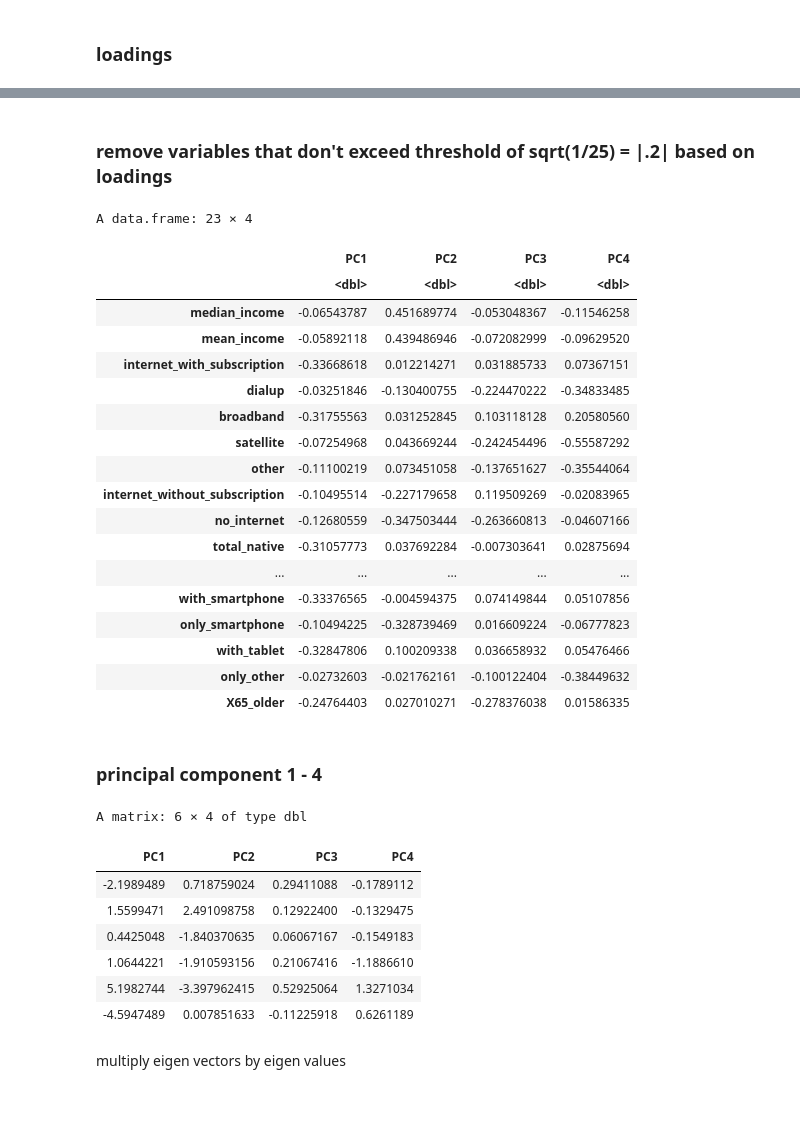
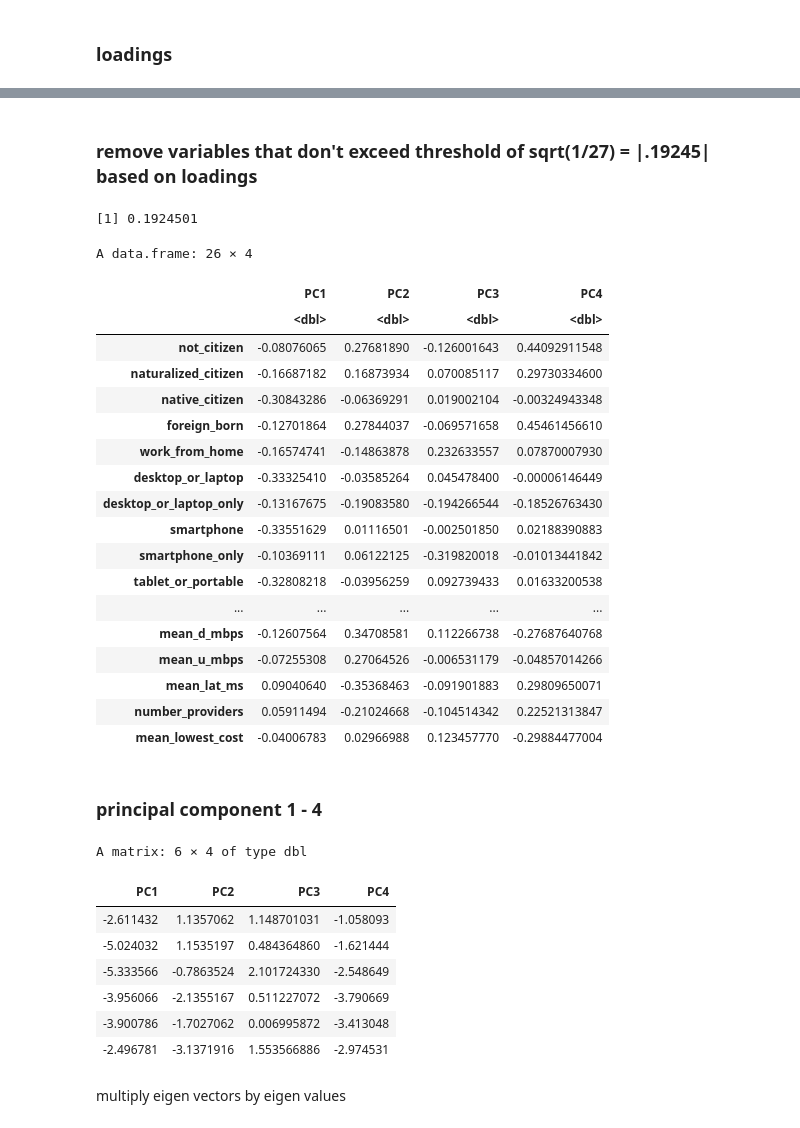
Before and after one commit to nicholasptran/eastern-washington-digital-equity, a Jupyter notebook: app/notebooks_and_testing/pc.ipynb, the cells around one changed output, grey strips where cells are left out. Drawn from its saved outputs; the diff is of its cells as text; code cells hidden in the pictures.

Commit message:
added final variables

```diff
--- a/app/notebooks_and_testing/pc.ipynb
+++ b/app/notebooks_and_testing/pc.ipynb
@@ -1,8 +1,8 @@
 # %%
 library(tidyverse)
 
-standardized_data <- read.csv("../data/z_score_data.csv")
-standardized_data <- standardized_data[3:27]
+standardized_data <- read.csv("../data/standardized_data.csv")
+standardized_data <- standardized_data %>% select(-GEOID, -tract)
 
-standardized_data_all <- read.csv("../data/z_score_data.csv")
-standardized_data_all <- standardized_data_all[1:27]
+standardized_data_all <- read.csv("../data/standardized_data.csv")
+standardized_data_all <- standardized_data_all
@@ -62,31 +67,36 @@ A matrix: 25 × 4 of type dbl
 # %% [markdown]
-### remove variables that don't exceed threshold of sqrt(1/25) = |.2| based on loadings
+### remove variables that don't exceed threshold of sqrt(1/27) = |.19245| based on loadings
+# %%
+threshold = sqrt(1/27)
+print(threshold)
+# %% [output]
+[1] 0.1924501
 # %%
 loadings <- loadings %>%
     as.data.frame() %>%
-    filter(!(row.names(.) %in% c('with_other', 'only_tablet')))
+    filter(!(row.names(.) %in% c('dial_up')))
 
 loadings
 # %% [output]
-A data.frame: 23 × 4
+A data.frame: 26 × 4
 |  | PC1 | PC2 | PC3 | PC4 |
 |  | <dbl> | <dbl> | <dbl> | <dbl> |
-| median_income | -0.06543787 | 0.451689774 | -0.053048367 | -0.11546258 |
-| mean_income | -0.05892118 | 0.439486946 | -0.072082999 | -0.09629520 |
-| internet_with_subscription | -0.33668618 | 0.012214271 | 0.031885733 | 0.07367151 |
-| dialup | -0.03251846 | -0.130400755 | -0.224470222 | -0.34833485 |
-| broadband | -0.31755563 | 0.031252845 | 0.103118128 | 0.20580560 |
-| satellite | -0.07254968 | 0.043669244 | -0.242454496 | -0.55587292 |
-| other | -0.11100219 | 0.073451058 | -0.137651627 | -0.35544064 |
-| internet_without_subscription | -0.10495514 | -0.227179658 | 0.119509269 | -0.02083965 |
-| no_internet | -0.12680559 | -0.347503444 | -0.263660813 | -0.04607166 |
-| total_native | -0.31057773 | 0.037692284 | -0.007303641 | 0.02875694 |
+| not_citizen | -0.08076065 | 0.27681890 | -0.126001643 | 0.44092911548 |
+| naturalized_citizen | -0.16687182 | 0.16873934 | 0.070085117 | 0.29730334600 |
+| native_citizen | -0.30843286 | -0.06369291 | 0.019002104 | -0.00324943348 |
+| foreign_born | -0.12701864 | 0.27844037 | -0.069571658 | 0.45461456610 |
+| work_from_home | -0.16574741 | -0.14863878 | 0.232633557 | 0.07870007930 |
+| desktop_or_laptop | -0.33325410 | -0.03585264 | 0.045478400 | -0.00006146449 |
+| desktop_or_laptop_only | -0.13167675 | -0.19083580 | -0.194266544 | -0.18526763430 |
+| smartphone | -0.33551629 | 0.01116501 | -0.002501850 | 0.02188390883 |
+| smartphone_only | -0.10369111 | 0.06122125 | -0.319820018 | -0.01013441842 |
+| tablet_or_portable | -0.32808218 | -0.03956259 | 0.092739433 | 0.01633200538 |
 | ... | ... | ... | ... | ... |
-| with_smartphone | -0.33376565 | -0.004594375 | 0.074149844 | 0.05107856 |
-| only_smartphone | -0.10494225 | -0.328739469 | 0.016609224 | -0.06777823 |
-| with_tablet | -0.32847806 | 0.100209338 | 0.036658932 | 0.05476466 |
-| only_other | -0.02732603 | -0.021762161 | -0.100122404 | -0.38449632 |
-| X65_older | -0.24764403 | 0.027010271 | -0.278376038 | 0.01586335 |
+| mean_d_mbps | -0.12607564 | 0.34708581 | 0.112266738 | -0.27687640768 |
+| mean_u_mbps | -0.07255308 | 0.27064526 | -0.006531179 | -0.04857014266 |
+| mean_lat_ms | 0.09040640 | -0.35368463 | -0.091901883 | 0.29809650071 |
+| number_providers | 0.05911494 | -0.21024668 | -0.104514342 | 0.22521313847 |
+| mean_lowest_cost | -0.04006783 | 0.02966988 | 0.123457770 | -0.29884477004 |
 # %% [markdown]
 ### principal component 1 - 4
 # %%
@@ -94,12 +104,12 @@ head(pc_tract)
 # %% [output]
 A matrix: 6 × 4 of type dbl
 | PC1 | PC2 | PC3 | PC4 |
-| -2.1989489 | 0.718759024 | 0.29411088 | -0.1789112 |
-| 1.5599471 | 2.491098758 | 0.12922400 | -0.1329475 |
-| 0.4425048 | -1.840370635 | 0.06067167 | -0.1549183 |
-| 1.0644221 | -1.910593156 | 0.21067416 | -1.1886610 |
-| 5.1982744 | -3.397962415 | 0.52925064 | 1.3271034 |
-| -4.5947489 | 0.007851633 | -0.11225918 | 0.6261189 |
+| -2.611432 | 1.1357062 | 1.148701031 | -1.058093 |
+| -5.024032 | 1.1535197 | 0.484364860 | -1.621444 |
+| -5.333566 | -0.7863524 | 2.101724330 | -2.548649 |
+| -3.956066 | -2.1355167 | 0.511227072 | -3.790669 |
+| -3.900786 | -1.7027062 | 0.006995872 | -3.413048 |
+| -2.496781 | -3.1371916 | 1.553566886 | -2.974531 |
 # %% [markdown]
 multiply eigen vectors by eigen values
 # %%
```
Also changed, not shown: parts of 15 cells of this notebook, 10 other files.
